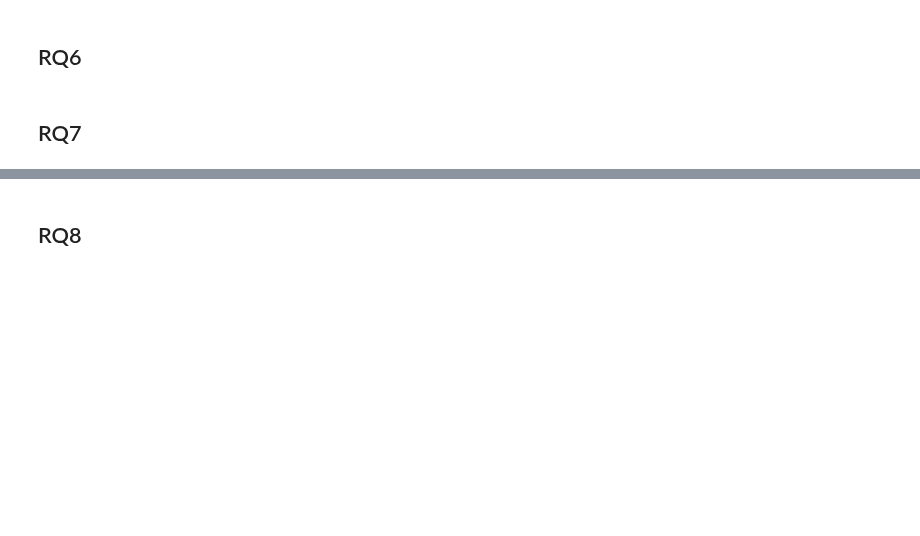
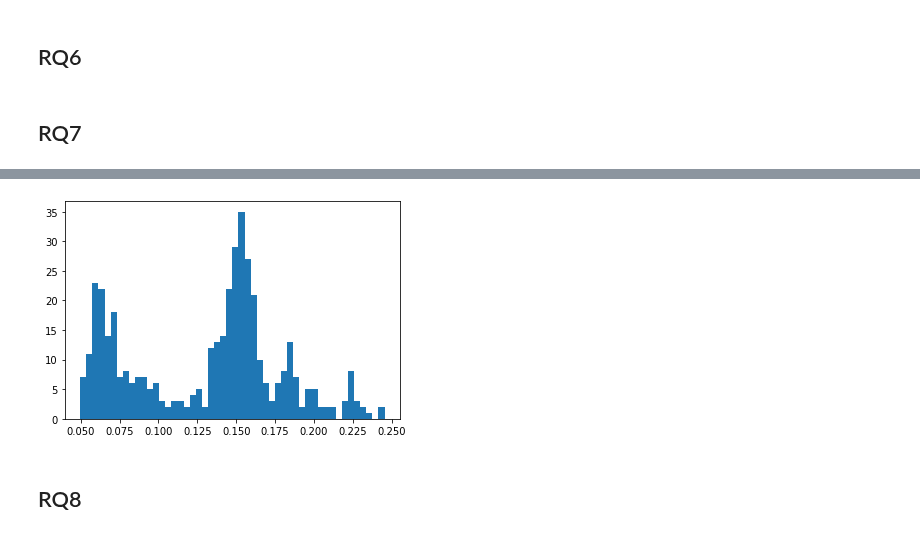
Before and after one commit to Matteo-Candi/ADM_HW2, a Jupyter notebook: main.ipynb, the cells around one changed output, grey strips where cells are left out. Saved outputs shown, nothing was run; the diff lists cells and outputs as text; code cells hidden in the pictures; blank space fills up the shorter version.

```diff
--- a/main.ipynb
+++ b/main.ipynb
@@ -183,2 +180,9 @@ Proportion of NA in business_account variable: 0.24
+# %%
+profiles = pd.read_csv('/content/drive/MyDrive/ADM/instagram_profiles.csv', sep='\t', usecols=['sid', 'followers'])
+profiles = profiles.dropna()
+m = profiles.followers.mean()
+sd = profiles.followers.std()
+followers_normalized = (profiles.followers - m) / sd
+profiles = profiles[followers_normalized <= abs(3)]
 # %%
 samples = []
@@ -189,6 +197,8 @@ for chunk in tqdm(pd.read_csv('/content/drive/MyDrive/ADM/instagram_posts.csv',
 # %%
-plt.hist(samples)
+plt.hist(samples, bins=50)
 plt.show()
+# %% [output]
+[figure, added]
 # %% [markdown]
 ## RQ8
 # %% [markdown]
```
Also changed, not shown: parts of 3 cells of this notebook.
